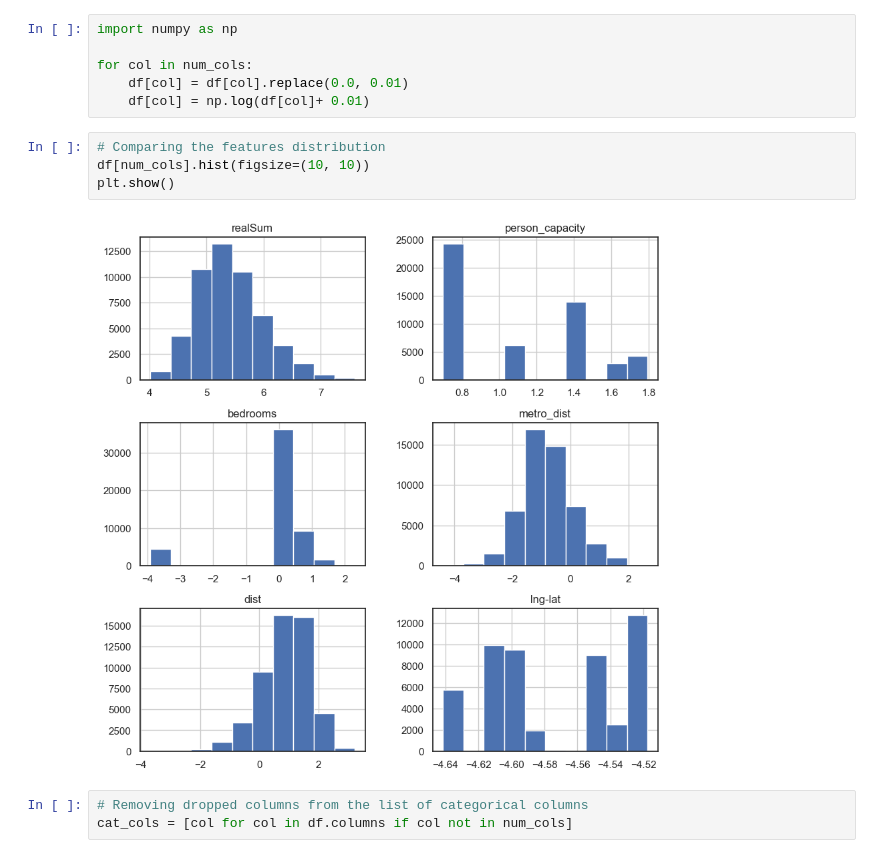
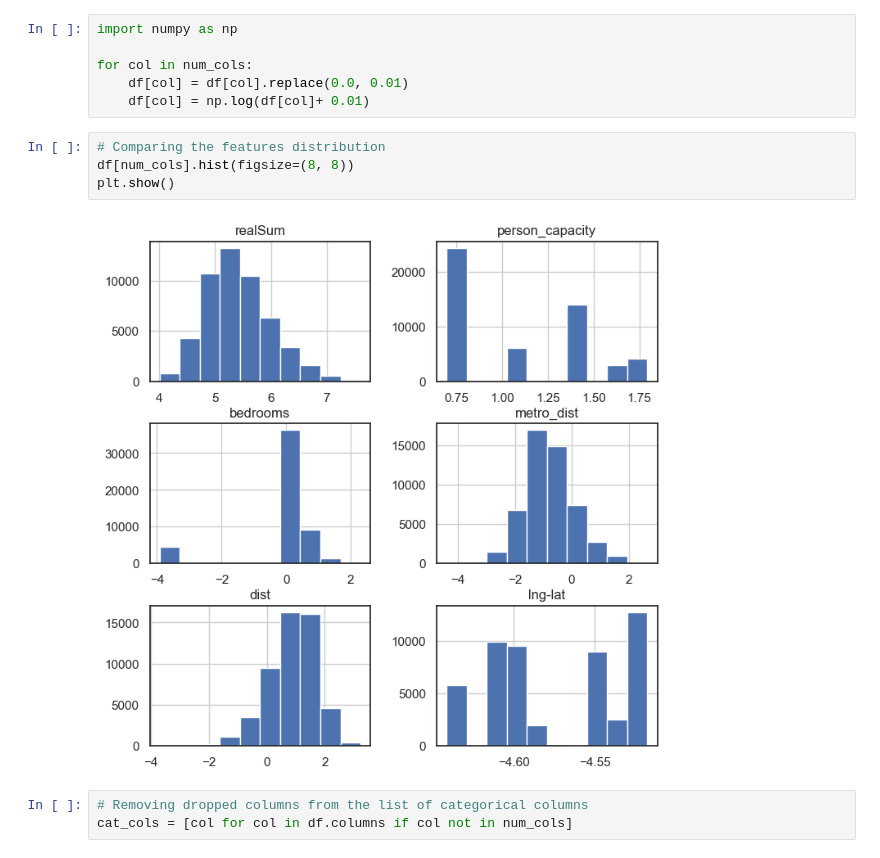
Before and after one commit to Aliikhatami94/eu-aribnb-ml-project, a Jupyter notebook: eu-airbnb-project.ipynb, the cells around one changed output. Cells and saved outputs as stored; diff of their text form.

```diff
--- a/eu-airbnb-project.ipynb
+++ b/eu-airbnb-project.ipynb
@@ -213,10 +213,10 @@ for col in num_cols:
     df[col] = np.log(df[col]+ 0.01)
 # %%
 # Comparing the features distribution
-df[num_cols].hist(figsize=(10, 10))
+df[num_cols].hist(figsize=(8, 8))
 plt.show()
 # %% [output]
-[figure, old version]
+[figure, new version]
 # %%
 # Removing dropped columns from the list of categorical columns
 cat_cols = [col for col in df.columns if col not in num_cols]
```
Also changed, not shown: parts of 1 cell of this notebook, 5 other files.
